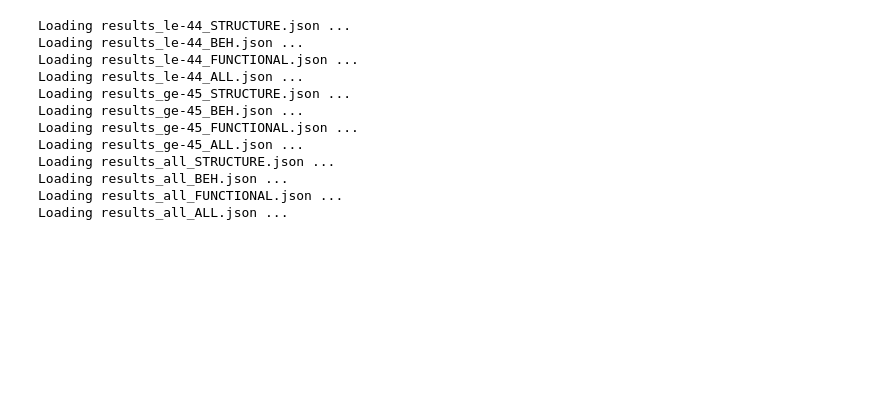
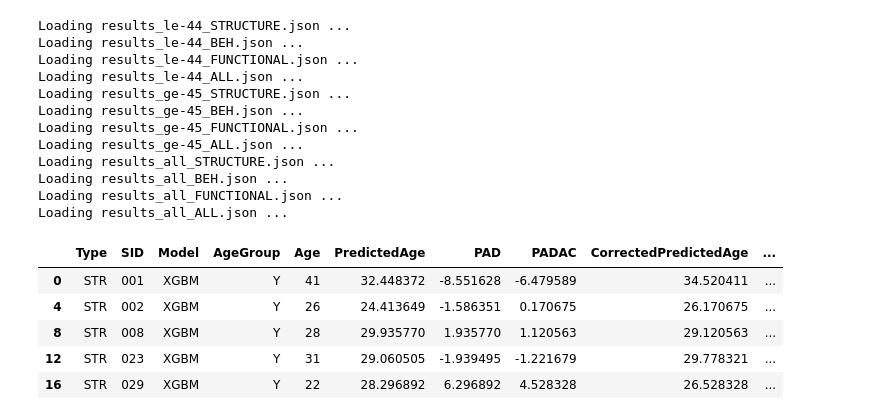
Before and after one commit to Pin-Wei/Quanta-project, a Jupyter notebook: tmp/check_and_test.ipynb, the cells around one changed output. Saved outputs shown, nothing was run; the diff lists cells and outputs as text; code cells hidden in the pictures; blank space fills up the shorter version.

```diff
--- a/tmp/check_and_test.ipynb
+++ b/tmp/check_and_test.ipynb
@@ -168,7 +209,14 @@ Loading results_all_BEH.json ...
 Loading results_all_FUNCTIONAL.json ...
 Loading results_all_ALL.json ...
 # %%
-# final_result_DF.head()
+final_result_DF.head()
+# %% [output]
+|  | Type | SID | Model | AgeGroup | Age | PredictedAge | PAD | PADAC | CorrectedPredictedAge | ... |
+| 0 | STR | 001 | XGBM | Y | 41 | 32.448372 | -8.551628 | -6.479589 | 34.520411 | ... |
+| 4 | STR | 002 | XGBM | Y | 26 | 24.413649 | -1.586351 | 0.170675 | 26.170675 | ... |
+| 8 | STR | 008 | XGBM | Y | 28 | 29.935770 | 1.935770 | 1.120563 | 29.120563 | ... |
+| 12 | STR | 023 | XGBM | Y | 31 | 29.060505 | -1.939495 | -1.221679 | 29.778321 | ... |
+| 16 | STR | 029 | XGBM | Y | 22 | 28.296892 | 6.296892 | 4.528328 | 26.528328 | ... |
 # %%
 stats_DF_dict = {}
 feature_orientations = final_result_DF["Type"].unique()
```
Also changed, not shown: parts of 62 cells of this notebook, 1 other file.
